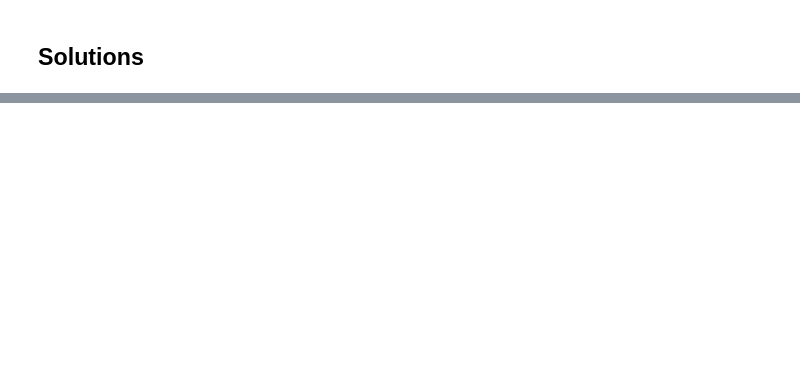
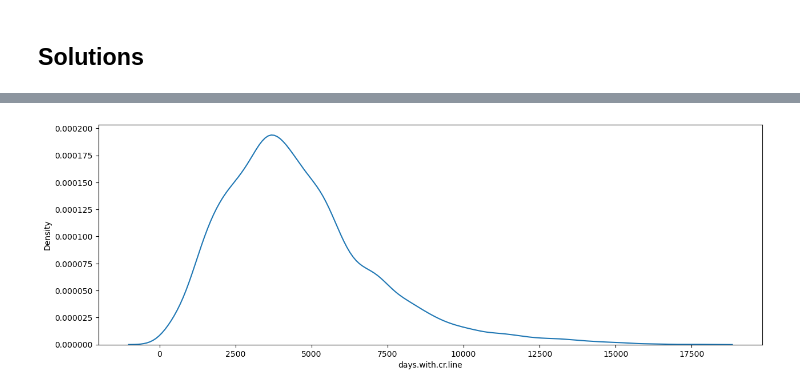
Before and after one commit to Pizza1119/DATA_3450_Quiz_2, a Jupyter notebook: quiz_2_1221_start.ipynb, the cells around one changed output, grey strips where cells are left out. Saved outputs shown, nothing was run; the diff lists cells and outputs as text; code cells hidden in the pictures; blank space fills up the shorter version.

```diff
--- a/quiz_2_1221_start.ipynb
+++ b/quiz_2_1221_start.ipynb
@@ -71,0 +143,5 @@ sns.kdeplot(data=df["fico"])
+# %%
+sns.kdeplot(data=df["days.with.cr.line"])
+plt.show()
+# %% [output]
+[figure, added]
```
Also changed, not shown: parts of 33 cells of this notebook.
